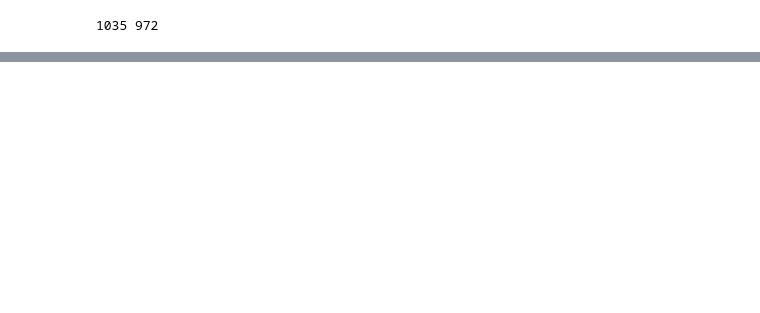
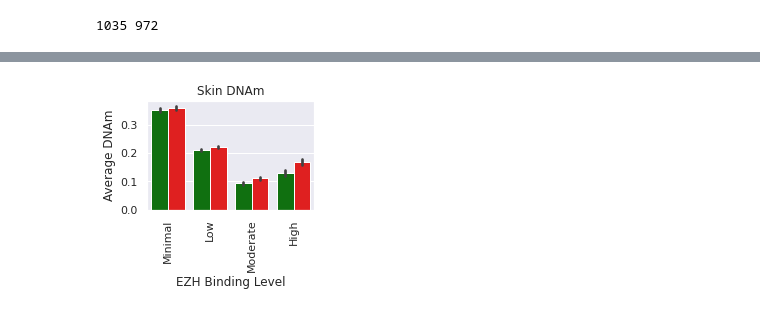
Before and after one commit to moqri/emi, a Jupyter notebook: 03 wg.ipynb, the cells around one changed output, grey strips where cells are left out. Saved outputs shown, nothing was run; the diff lists cells and outputs as text; code cells hidden in the pictures; blank space fills up the shorter version.

```diff
--- a/03 wg.ipynb
+++ b/03 wg.ipynb
@@ -81,0 +93,12 @@ sns.scatterplot(data=p,x='Age',y='Average DNAm',hue='Condition',hue_order=['Sun-
+# %%
+pl=h[['ezg','sy','so']].melt('ezg')
+pl.columns=['ezg','T cell','value']
+pl['T cell']=pl['T cell'].replace({'sy':'Young','so':'Old'})
+sns.set(rc={'figure.figsize':(3,2)})
+ax=sns.barplot(data=pl,x='ezg',y='value',hue='T cell',palette=["green", "red"],
+               order=['Minimal','Low','Moderate','High']);
+ax.legend_.remove()
+ax.set(xlabel='EZH Binding Level', ylabel='Average DNAm',title='Skin DNAm');
+plt.xticks(rotation=90);
+# %% [output]
+[figure, added]
```
Also changed, not shown: parts of 14 cells of this notebook, 6 other files.
